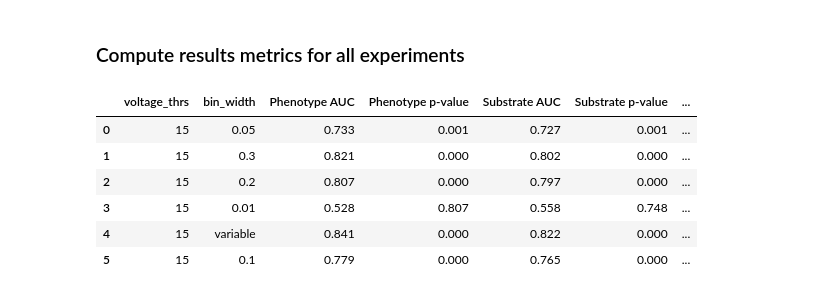
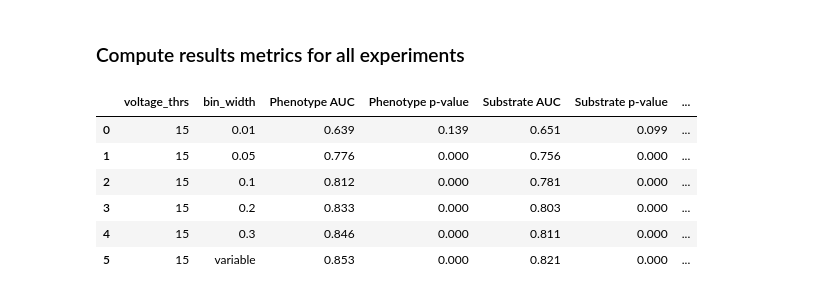
Before and after one commit to FilippoUslenghi/LA_entropy, a Jupyter notebook: results.ipynb, the cells around one changed output. Drawn from its saved outputs; the diff is of its cells as text; code cells hidden in the pictures.

Commit message:
fixed results anylis of first experiment of bin widths

```diff
--- a/results.ipynb
+++ b/results.ipynb
@@ -88,7 +88,7 @@ results_df = pd.DataFrame(results)
 results_df = results_df.astype(
     {
         "PatientID": int,
-        "Entropy": float,
+        "LASE": float,
     }
 )
 
@@ -187,38 +187,42 @@ def compute_metrics(results_df):
     metrics["Phenotype AUC"] = round(auc_phenotype, 3)
     metrics["Phenotype p-value"] = round(pval_phenotype, 3)
     metrics["Substrate AUC"] = round(auc_substrate, 3)
     metrics["Substrate p-value"] = round(pval_substrate, 3)
     metrics["Rhythm AUC"] = round(auc_rhythm, 3)
     metrics["Rhythm p-value"] = round(pval_rhythm, 3)
     return metrics
 
 
 experiment_metrics = []
 for exp_folder in os.listdir(results_dir):
     results_file = os.path.join(results_dir, exp_folder, "results.json")
     if not os.path.isfile(results_file):
         continue
     with open(results_file, "r") as f:
         results_dict = json.load(f)
     parameters = results_dict.get("parameters", {})
     results = results_dict.get("results", [])
     results_df = pd.DataFrame(results)
     # Convert types and merge with patient info
-    results_df = results_df.astype({"PatientID": int, "Entropy": float, "LASE": float})
+    results_df = results_df.astype({"PatientID": int, "LASE": float})
     results_df = results_df.merge(patients_df, on="PatientID", how="left")
     metrics = compute_metrics(results_df)
     row = {**parameters, **metrics, "experiment": exp_folder}
     experiment_metrics.append(row)
 
-metrics_df = pd.DataFrame(experiment_metrics)
+metrics_df = (
+    pd.DataFrame(experiment_metrics)
+    .sort_values(by="bin_width", ascending=True)
+    .reset_index(drop=True)
+)
 metrics_df.to_csv(os.path.join(results_dir, "experiment_results.csv"), index=False)
 
 metrics_df
 # %% [output]
 |  | voltage_thrs | bin_width | Phenotype AUC | Phenotype p-value | Substrate AUC | Substrate p-value | ... |
-| 0 | 15 | 0.05 | 0.733 | 0.001 | 0.727 | 0.001 | ... |
-| 1 | 15 | 0.3 | 0.821 | 0.000 | 0.802 | 0.000 | ... |
-| 2 | 15 | 0.2 | 0.807 | 0.000 | 0.797 | 0.000 | ... |
-| 3 | 15 | 0.01 | 0.528 | 0.807 | 0.558 | 0.748 | ... |
-| 4 | 15 | variable | 0.841 | 0.000 | 0.822 | 0.000 | ... |
-| 5 | 15 | 0.1 | 0.779 | 0.000 | 0.765 | 0.000 | ... |
+| 0 | 15 | 0.01 | 0.639 | 0.139 | 0.651 | 0.099 | ... |
+| 1 | 15 | 0.05 | 0.776 | 0.000 | 0.756 | 0.000 | ... |
+| 2 | 15 | 0.1 | 0.812 | 0.000 | 0.781 | 0.000 | ... |
+| 3 | 15 | 0.2 | 0.833 | 0.000 | 0.803 | 0.000 | ... |
+| 4 | 15 | 0.3 | 0.846 | 0.000 | 0.811 | 0.000 | ... |
+| 5 | 15 | variable | 0.853 | 0.000 | 0.821 | 0.000 | ... |
```
Also changed, not shown: parts of 1 cell of this notebook, 1 other file.
